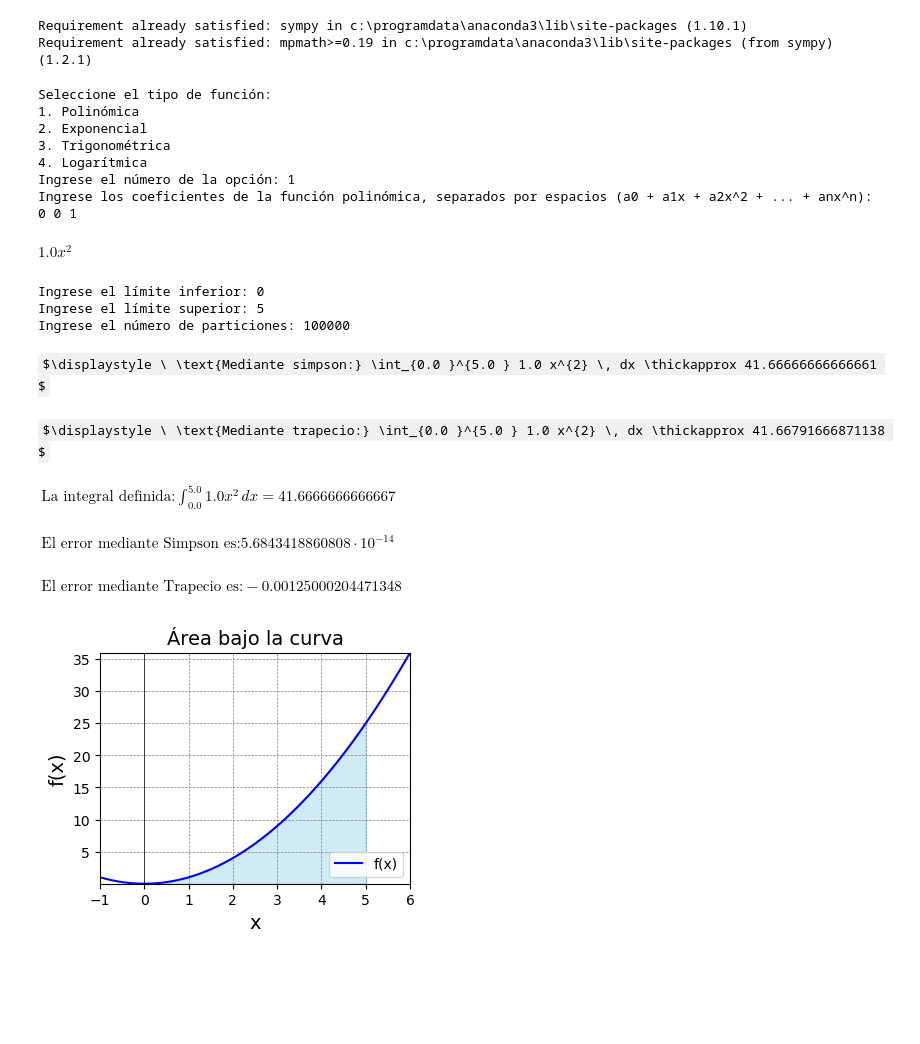
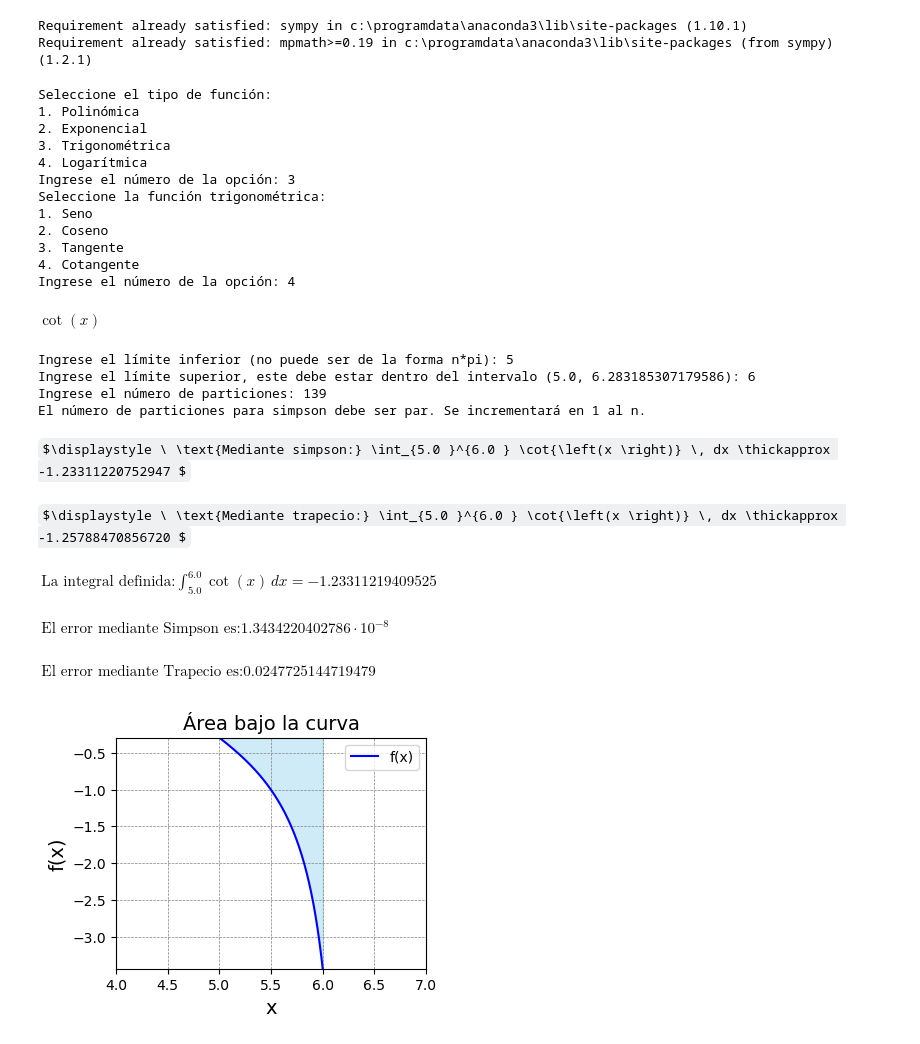
Before and after one commit to Expo-Integral/Jupyter-Calculadora-de-Integral-mediante-Simpson-y-Trapecio, a Jupyter notebook: CalculadoraIntegrales4Opciones.ipynb, the cells around one changed output. Cells and saved outputs as stored; diff of their text form; code cells hidden in the pictures; some formulas as TeX source; blank space fills up the shorter version.

```diff
--- a/CalculadoraIntegrales4Opciones.ipynb
+++ b/CalculadoraIntegrales4Opciones.ipynb
@@ -161,23 +221,29 @@ def menu_regla_simpson():
 
     # Muestra el plot
     plt.show()
-# %%
-menu_regla_simpson()
-# %% [output]
-Seleccione el tipo de función:
-1. Polinómica
-2. Exponencial
-3. Trigonométrica
-4. Logarítmica
-Ingrese el número de la opción: 1
-Ingrese los coeficientes de la función polinómica, separados por espacios (a0 + a1x + a2x^2 + ... + anx^n): 0 0 1
-$\displaystyle 1.0 x^{2}$
-Ingrese el límite inferior: 0
-Ingrese el límite superior: 5
-Ingrese el número de particiones: 100000
-$\displaystyle \ \text{Mediante simpson:} \int_{0.0 }^{5.0 } 1.0 x^{2} \, dx \thickapprox 41.66666666666661 $
-$\displaystyle \ \text{Mediante trapecio:} \int_{0.0 }^{5.0 } 1.0 x^{2} \, dx \thickapprox 41.66791666871138 $
-$\displaystyle \ \text{La integral definida:}\int_{0.0 }^{5.0 } 1.0 x^{2} \, dx = 41.6666666666667$
-$\displaystyle \ \text{El error mediante Simpson es:} 5.6843418860808 \cdot 10^{-14}$
-$\displaystyle \ \text{El error mediante Trapecio es:} -0.00125000204471348$
-[figure, removed]
+# %%
+menu_regla_integral()
+# %% [output]
+Seleccione el tipo de función:
+1. Polinómica
+2. Exponencial
+3. Trigonométrica
+4. Logarítmica
+Ingrese el número de la opción: 3
+Seleccione la función trigonométrica:
+1. Seno
+2. Coseno
+3. Tangente
+4. Cotangente
+Ingrese el número de la opción: 4
+$\displaystyle \cot{\left(x \right)}$
+Ingrese el límite inferior (no puede ser de la forma n*pi): 5
+Ingrese el límite superior, este debe estar dentro del intervalo (5.0, 6.283185307179586): 6
+Ingrese el número de particiones: 139
+El número de particiones para simpson debe ser par. Se incrementará en 1 al n.
+$\displaystyle \ \text{Mediante simpson:} \int_{5.0 }^{6.0 } \cot{\left(x \right)} \, dx \thickapprox -1.23311220752947 $
+$\displaystyle \ \text{Mediante trapecio:} \int_{5.0 }^{6.0 } \cot{\left(x \right)} \, dx \thickapprox -1.25788470856720 $
+$\displaystyle \ \text{La integral definida:}\int_{5.0 }^{6.0 } \cot{\left(x \right)} \, dx = -1.23311219409525$
+$\displaystyle \ \text{El error mediante Simpson es:} 1.3434220402786 \cdot 10^{-8}$
+$\displaystyle \ \text{El error mediante Trapecio es:} 0.0247725144719479$
+[figure, added]
```
Also changed, not shown: parts of 2 cells of this notebook.
